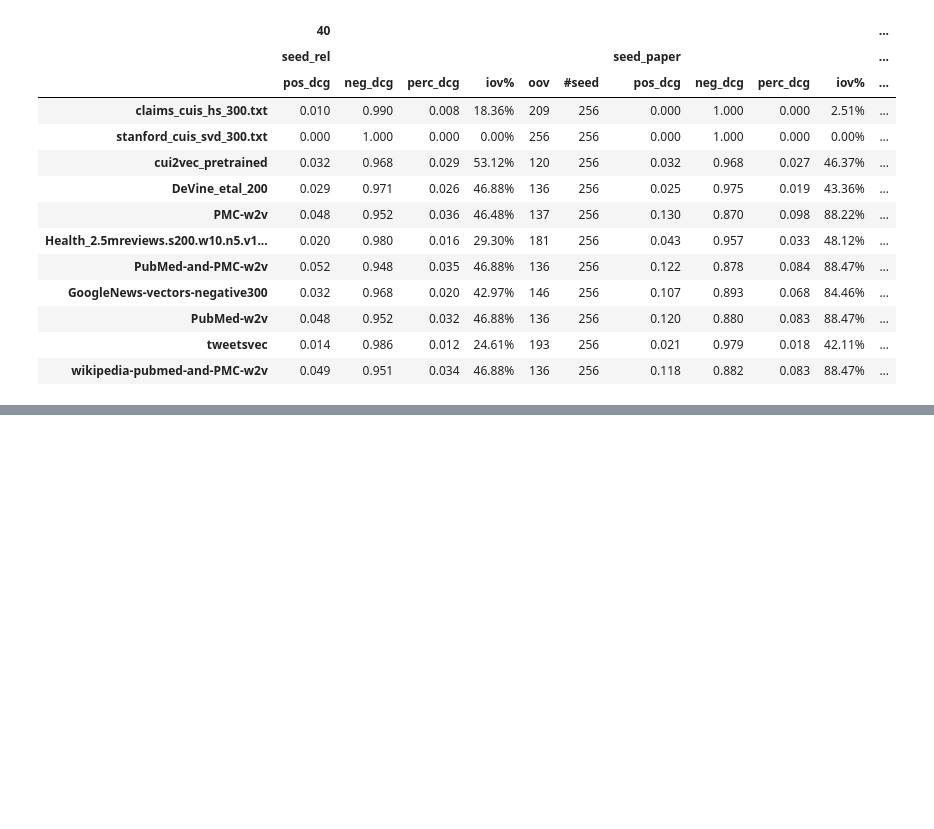
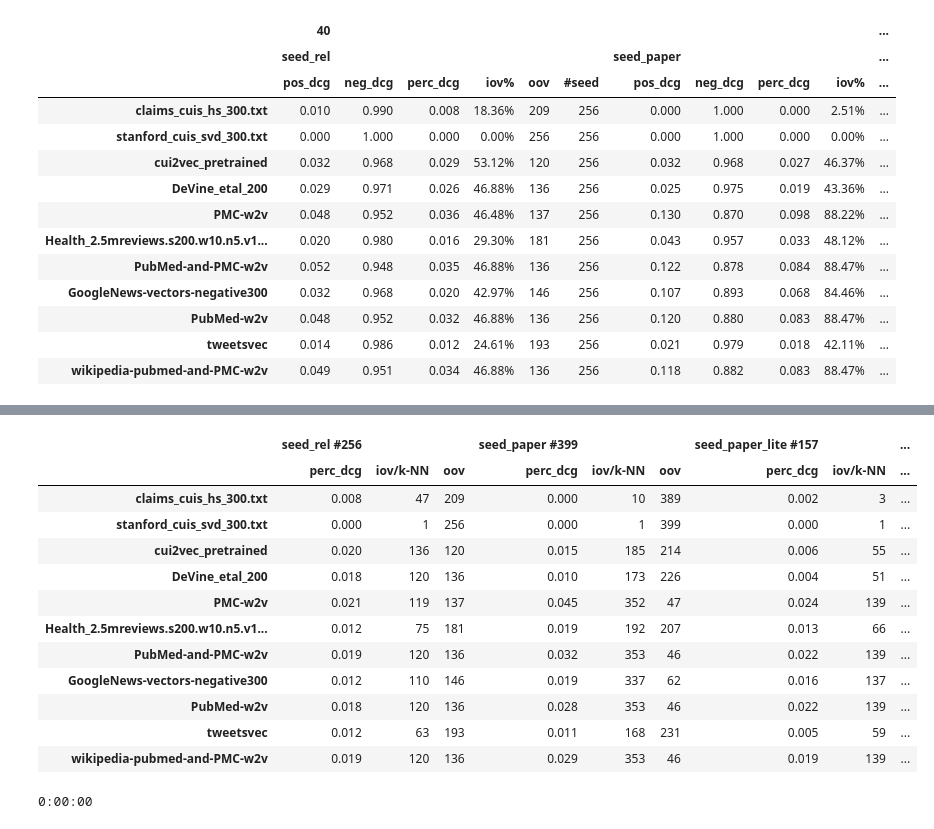
Before and after one commit to SaGiancani/medical-concepts-embeddings, a Jupyter notebook: experimentation.ipynb, the cells around one changed output, grey strips where cells are left out. Saved outputs shown, nothing was run; the diff lists cells and outputs as text; code cells hidden in the pictures; blank space fills up the shorter version.

```diff
--- a/experimentation.ipynb
+++ b/experimentation.ipynb
@@ -325,0 +404,37 @@ df_ks[4]
+# %%
+df_kmax = []
+names = list(big_k.keys())
+seeds = list(big_k[name].keys())
+header = [np.array([seeds[0]+' #256',seeds[0]+' #256',seeds[0]+' #256',
+                    seeds[1]+' #399',seeds[1]+' #399',seeds[1]+' #399',
+                    seeds[2]+' #157',seeds[2]+' #157',seeds[2]+' #157']),
+          np.array(['perc_dcg', 'iov/k-NN', 'oov',
+                    'perc_dcg', 'iov/k-NN', 'oov',
+                    'perc_dcg', 'iov/k-NN', 'oov'])]
+
+tmp = [ ['%.3f'%(big_k[name][seed][0]),
+         '%d'%(big_k[name][seed][1]),
+         '%d'%(big_k[name][seed][2])] for name in names for seed in seeds]
+df_kmax.append(pd.DataFrame(np.reshape(tmp, (11, 9)), index=np.array(names), columns = header))
+# %%
+df_kmax[0]
+# %% [output]
+|  | seed_rel #256 |  |  | seed_paper #399 |  |  | seed_paper_lite #157 |  | ... |
+|  | perc_dcg | iov/k-NN | oov | perc_dcg | iov/k-NN | oov | perc_dcg | iov/k-NN | ... |
+| claims_cuis_hs_300.txt | 0.008 | 47 | 209 | 0.000 | 10 | 389 | 0.002 | 3 | ... |
+| stanford_cuis_svd_300.txt | 0.000 | 1 | 256 | 0.000 | 1 | 399 | 0.000 | 1 | ... |
+| cui2vec_pretrained | 0.020 | 136 | 120 | 0.015 | 185 | 214 | 0.006 | 55 | ... |
+| DeVine_etal_200 | 0.018 | 120 | 136 | 0.010 | 173 | 226 | 0.004 | 51 | ... |
+| PMC-w2v | 0.021 | 119 | 137 | 0.045 | 352 | 47 | 0.024 | 139 | ... |
+| Health_2.5mreviews.s200.w10.n5.v1... | 0.012 | 75 | 181 | 0.019 | 192 | 207 | 0.013 | 66 | ... |
+| PubMed-and-PMC-w2v | 0.019 | 120 | 136 | 0.032 | 353 | 46 | 0.022 | 139 | ... |
+| GoogleNews-vectors-negative300 | 0.012 | 110 | 146 | 0.019 | 337 | 62 | 0.016 | 137 | ... |
+| PubMed-w2v | 0.018 | 120 | 136 | 0.028 | 353 | 46 | 0.022 | 139 | ... |
+| tweetsvec | 0.012 | 63 | 193 | 0.011 | 168 | 231 | 0.005 | 59 | ... |
+| wikipedia-pubmed-and-PMC-w2v | 0.019 | 120 | 136 | 0.029 | 353 | 46 | 0.019 | 139 | ... |
+# %%
+a = datetime.datetime.now().replace(microsecond=0)
+utils.inputs_save(big_k, 'Utilities/big_k')
+print(datetime.datetime.now().replace(microsecond=0)-a)
+# %% [output]
+0:00:00
```
Also changed, not shown: parts of 9 cells of this notebook.
